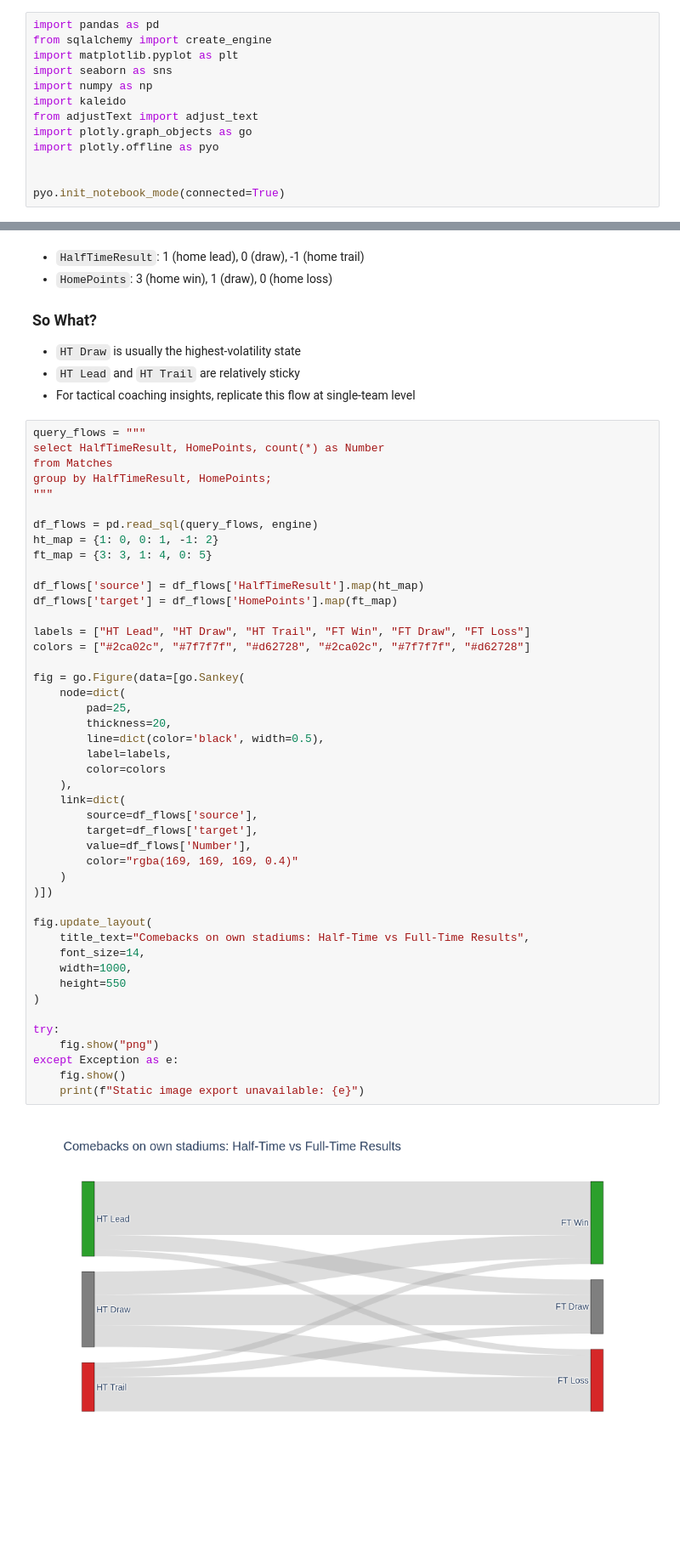
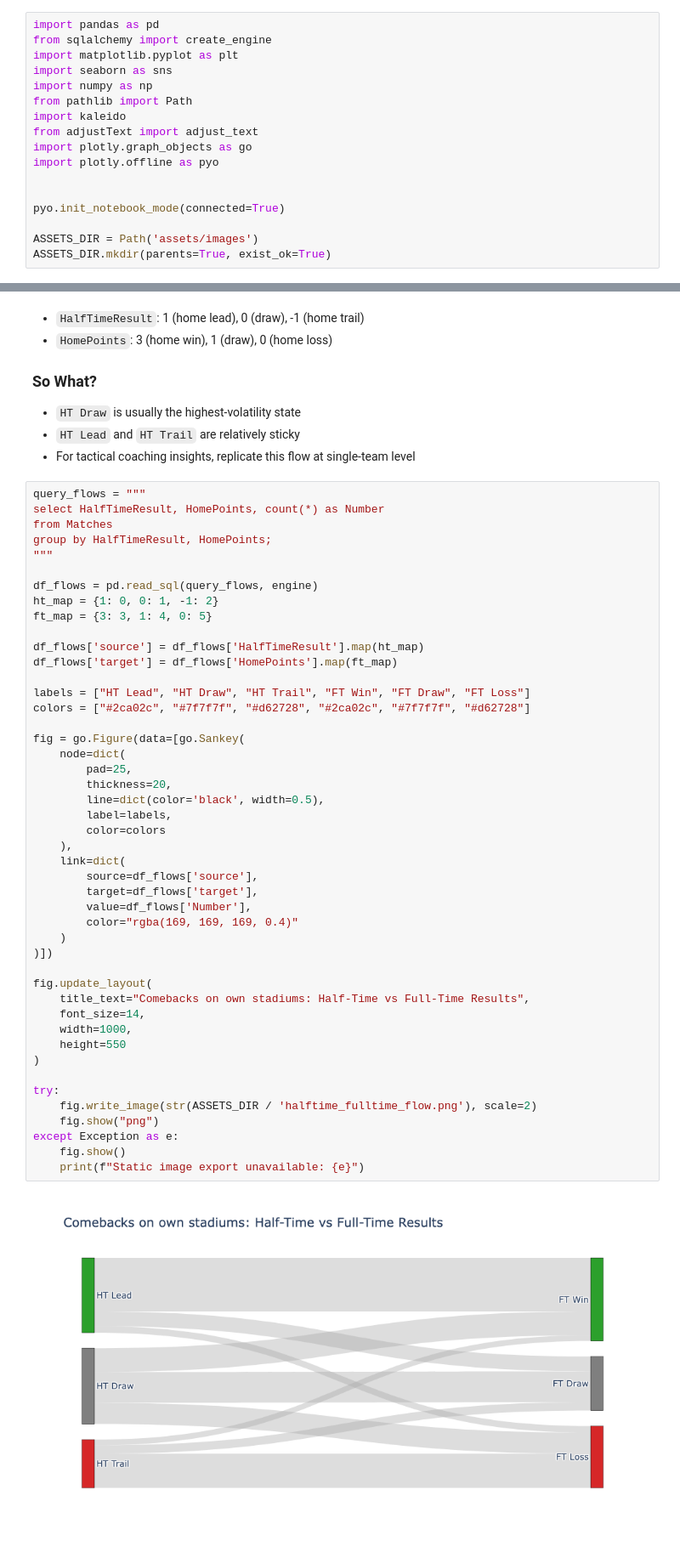
Before and after one commit to Pandkaa/premier-league-2025-26-analytics, a Jupyter notebook: pipeline.ipynb, the cells around one changed output, grey strips where cells are left out. Shown at 85% size. Saved outputs shown, nothing was run; the diff lists cells and outputs as text; blank space fills up the shorter version.

Commit message:
Add logic to save graphs and then add them to the README.md

```diff
--- a/pipeline.ipynb
+++ b/pipeline.ipynb
@@ -14,6 +14,7 @@ from sqlalchemy import create_engine
 import matplotlib.pyplot as plt
 import seaborn as sns
 import numpy as np
+from pathlib import Path
 import kaleido
 from adjustText import adjust_text
 import plotly.graph_objects as go
@@ -21,6 +22,9 @@ import plotly.offline as pyo
 
 
 pyo.init_notebook_mode(connected=True)
+
+ASSETS_DIR = Path('assets/images')
+ASSETS_DIR.mkdir(parents=True, exist_ok=True)
 # %% [markdown]
 ## Data Ingestion
 
@@ -358,34 +364,35 @@ colors = ["#2ca02c", "#7f7f7f", "#d62728", "#2ca02c", "#7f7f7f", "#d62728"]
 
 fig = go.Figure(data=[go.Sankey(
     node=dict(
         pad=25,
         thickness=20,
         line=dict(color='black', width=0.5),
         label=labels,
         color=colors
     ),
     link=dict(
         source=df_flows['source'],
         target=df_flows['target'],
         value=df_flows['Number'],
         color="rgba(169, 169, 169, 0.4)"
     )
 )])
 
 fig.update_layout(
     title_text="Comebacks on own stadiums: Half-Time vs Full-Time Results",
     font_size=14,
     width=1000,
     height=550
 )
 
 try:
+    fig.write_image(str(ASSETS_DIR / 'halftime_fulltime_flow.png'), scale=2)
     fig.show("png")
 except Exception as e:
     fig.show()
     print(f"Static image export unavailable: {e}")
 # %% [output]
-[figure, old version]
+[figure, new version]
 # %% [markdown]
 ## Locker Room Impact: Second-Half Net Goal Differential
 
```
Also changed, not shown: parts of 4 cells of this notebook, 6 other files.
